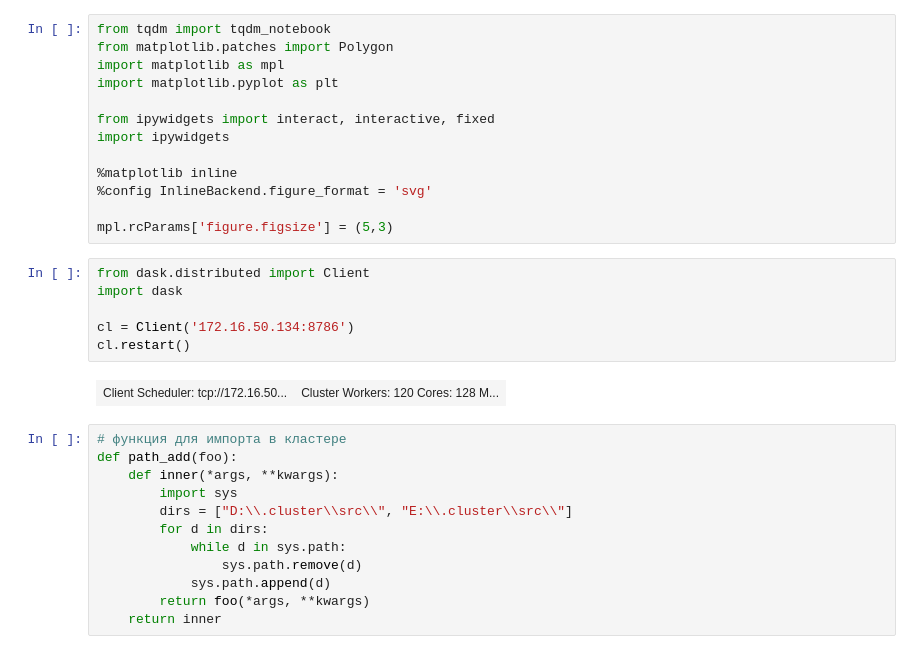
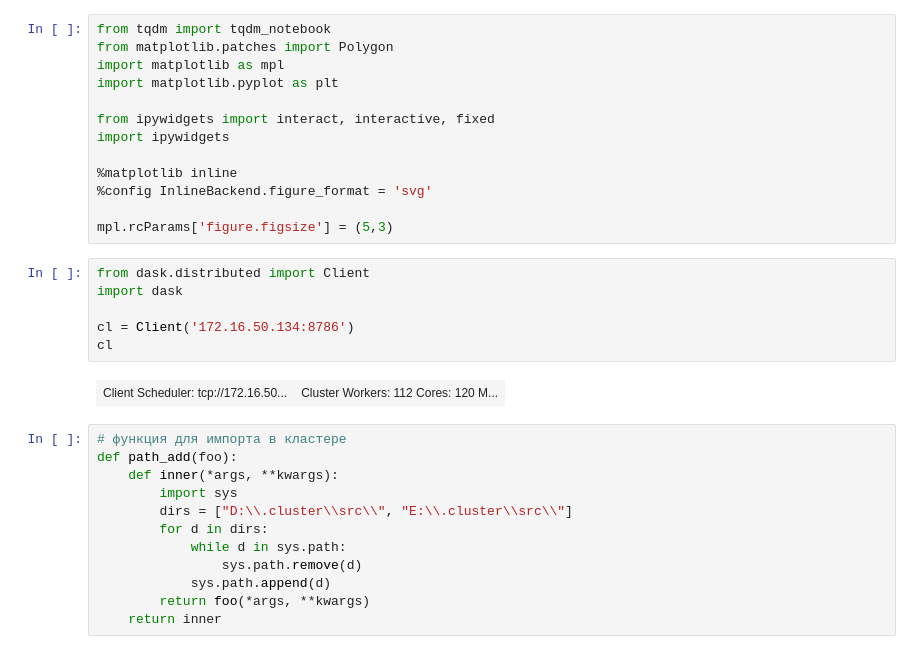
Before and after one commit to TovarnovM/pyKas, a Jupyter notebook: jupyters/полиэтилен 2/обезразмеренная гидро задача.ipynb, the cells around one changed output. Cells and saved outputs as stored; diff of their text form.

```diff
--- a/jupyters/полиэтилен 2/обезразмеренная гидро задача.ipynb
+++ b/jupyters/полиэтилен 2/обезразмеренная гидро задача.ipynb
@@ -38,11 +38,11 @@ mpl.rcParams['figure.figsize'] = (5,3)
 # %%
 from dask.distributed import Client
 import dask
 
 cl = Client('172.16.50.134:8786')
-cl.restart()
+cl
 # %% [output]
-| Client Scheduler: tcp://172.16.50... | Cluster Workers: 120 Cores: 128 M... |
+| Client Scheduler: tcp://172.16.50... | Cluster Workers: 112 Cores: 120 M... |
 # %%
 # функция для импорта в кластере
 def path_add(foo):
```
Also changed, not shown: parts of 11 cells of this notebook, 3 other files.
